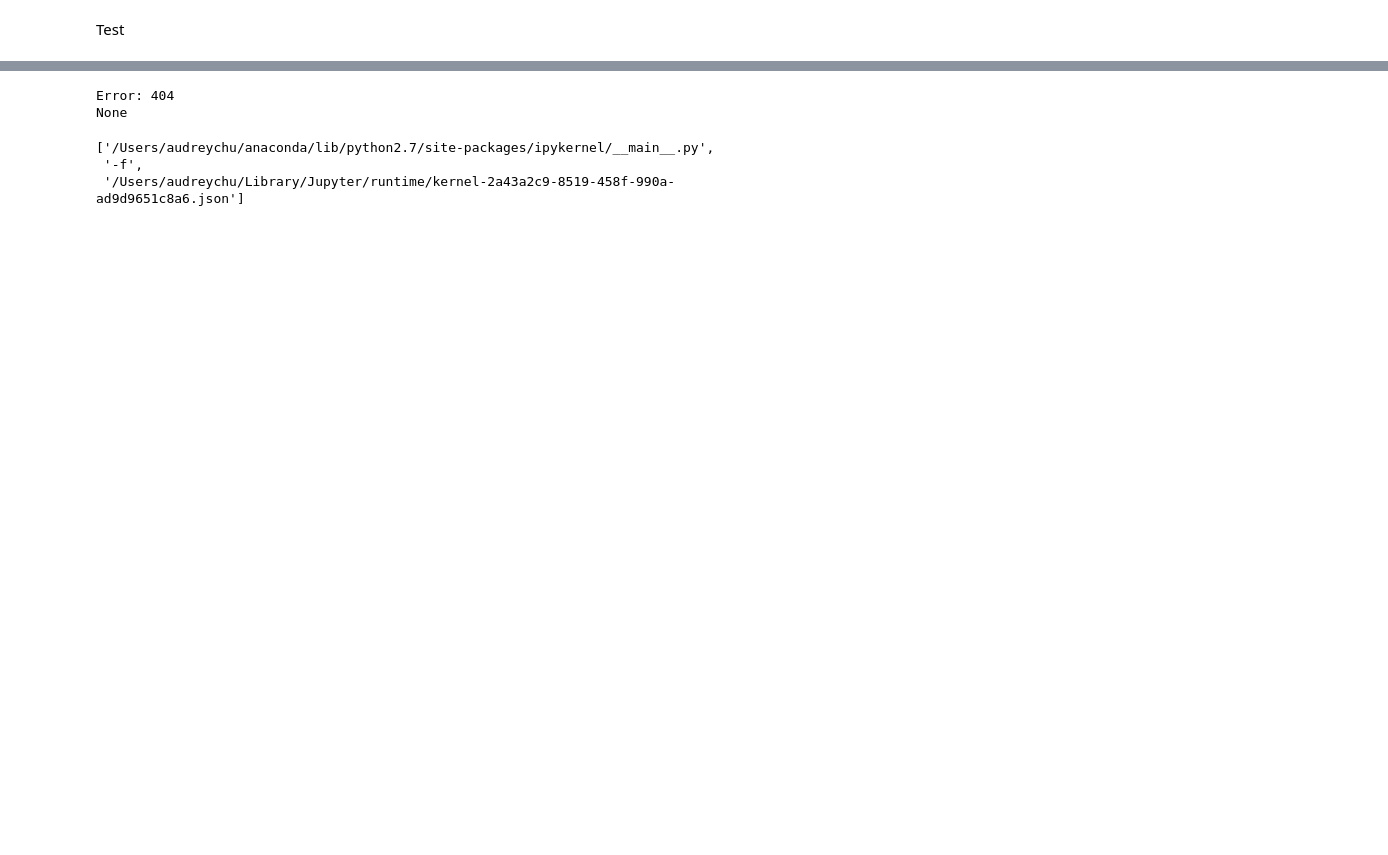
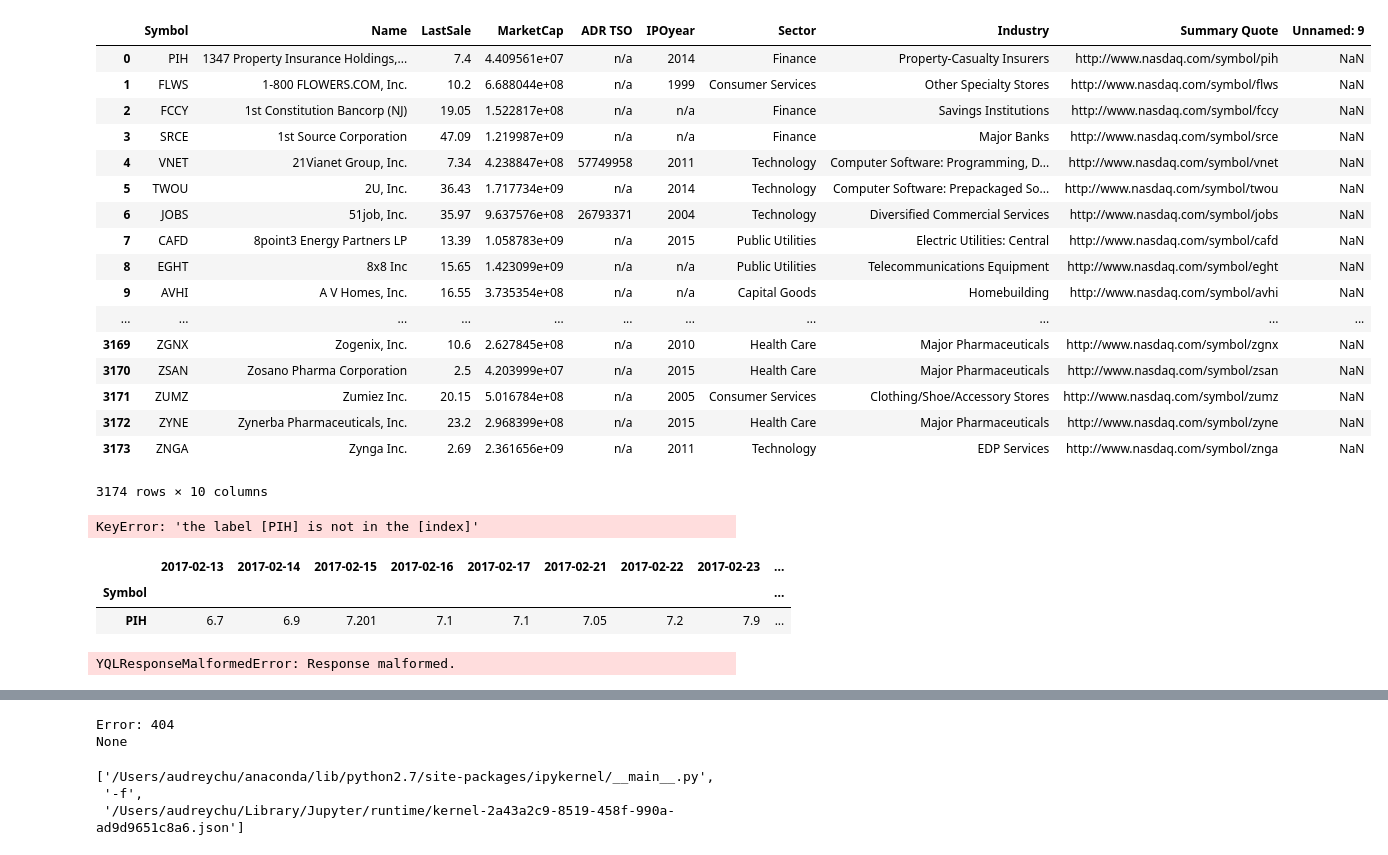
Before and after one commit to weiwang0531/stock-index, a Jupyter notebook: Project.ipynb, the cells around one changed output, grey strips where cells are left out. Cells and saved outputs as stored; diff of their text form; code cells hidden in the pictures; blank space fills up the shorter version.

Commit message:
Worked on initializing dataframe

```diff
--- a/Project.ipynb
+++ b/Project.ipynb
@@ -3,5 +1,3 @@ Hopefully this is going to be the start of our project.
-# %% [markdown]
-Test
 # %%
 import sys
 import csv
@@ -9,0 +27,45 @@ import requests
+# %%
+csv = pd.read_csv('./companylist.csv')
+csv
+# %% [output]
+|  | Symbol | Name | LastSale | MarketCap | ADR TSO | IPOyear | Sector | Industry | Summary Quote | Unnamed: 9 |
+| 0 | PIH | 1347 Property Insurance Holdings,... | 7.4 | 4.409561e+07 | n/a | 2014 | Finance | Property-Casualty Insurers | http://www.nasdaq.com/symbol/pih | NaN |
+| 1 | FLWS | 1-800 FLOWERS.COM, Inc. | 10.2 | 6.688044e+08 | n/a | 1999 | Consumer Services | Other Specialty Stores | http://www.nasdaq.com/symbol/flws | NaN |
+| 2 | FCCY | 1st Constitution Bancorp (NJ) | 19.05 | 1.522817e+08 | n/a | n/a | Finance | Savings Institutions | http://www.nasdaq.com/symbol/fccy | NaN |
+| 3 | SRCE | 1st Source Corporation | 47.09 | 1.219987e+09 | n/a | n/a | Finance | Major Banks | http://www.nasdaq.com/symbol/srce | NaN |
+| 4 | VNET | 21Vianet Group, Inc. | 7.34 | 4.238847e+08 | 57749958 | 2011 | Technology | Computer Software: Programming, D... | http://www.nasdaq.com/symbol/vnet | NaN |
+| 5 | TWOU | 2U, Inc. | 36.43 | 1.717734e+09 | n/a | 2014 | Technology | Computer Software: Prepackaged So... | http://www.nasdaq.com/symbol/twou | NaN |
+| 6 | JOBS | 51job, Inc. | 35.97 | 9.637576e+08 | 26793371 | 2004 | Technology | Diversified Commercial Services | http://www.nasdaq.com/symbol/jobs | NaN |
+| 7 | CAFD | 8point3 Energy Partners LP | 13.39 | 1.058783e+09 | n/a | 2015 | Public Utilities | Electric Utilities: Central | http://www.nasdaq.com/symbol/cafd | NaN |
+| 8 | EGHT | 8x8 Inc | 15.65 | 1.423099e+09 | n/a | n/a | Public Utilities | Telecommunications Equipment | http://www.nasdaq.com/symbol/eght | NaN |
+| 9 | AVHI | A V Homes, Inc. | 16.55 | 3.735354e+08 | n/a | n/a | Capital Goods | Homebuilding | http://www.nasdaq.com/symbol/avhi | NaN |
+| ... | ... | ... | ... | ... | ... | ... | ... | ... | ... | ... |
+| 3169 | ZGNX | Zogenix, Inc. | 10.6 | 2.627845e+08 | n/a | 2010 | Health Care | Major Pharmaceuticals | http://www.nasdaq.com/symbol/zgnx | NaN |
+| 3170 | ZSAN | Zosano Pharma Corporation | 2.5 | 4.203999e+07 | n/a | 2015 | Health Care | Major Pharmaceuticals | http://www.nasdaq.com/symbol/zsan | NaN |
+| 3171 | ZUMZ | Zumiez Inc. | 20.15 | 5.016784e+08 | n/a | 2005 | Consumer Services | Clothing/Shoe/Accessory Stores | http://www.nasdaq.com/symbol/zumz | NaN |
+| 3172 | ZYNE | Zynerba Pharmaceuticals, Inc. | 23.2 | 2.968399e+08 | n/a | 2015 | Health Care | Major Pharmaceuticals | http://www.nasdaq.com/symbol/zyne | NaN |
+| 3173 | ZNGA | Zynga Inc. | 2.69 | 2.361656e+09 | n/a | 2011 | Technology | EDP Services | http://www.nasdaq.com/symbol/znga | NaN |
+3174 rows × 10 columns
+# %%
+mylist = [csv.loc[x,'Symbol'] for x in csv['Symbol']]
+mylist
+# %% [output]
+KeyError: 'the label [PIH] is not in the [index]'
+# %%
+get2 = myget(10,mylist[0])
+get2
+# %% [output]
+|  | 2017-02-13 | 2017-02-14 | 2017-02-15 | 2017-02-16 | 2017-02-17 | 2017-02-21 | 2017-02-22 | 2017-02-23 | ... |
+| Symbol |  |  |  |  |  |  |  |  | ... |
+| PIH | 6.7 | 6.9 | 7.201 | 7.1 | 7.1 | 7.05 | 7.2 | 7.9 | ... |
+# %%
+del df # thi clears it so that you are not appending to previous iterations of the dataframe
+for l in mylist:
+    get = myget(10,l)
+    try:
+        df = df.append(get) # appends if dataframe already exists
+    except NameError:
+        df = pd.DataFrame(get) # initialized dataframe if does not exist yet
+df
+# %% [output]
+YQLResponseMalformedError: Response malformed.
```
Also changed, not shown: parts of 8 cells of this notebook.
